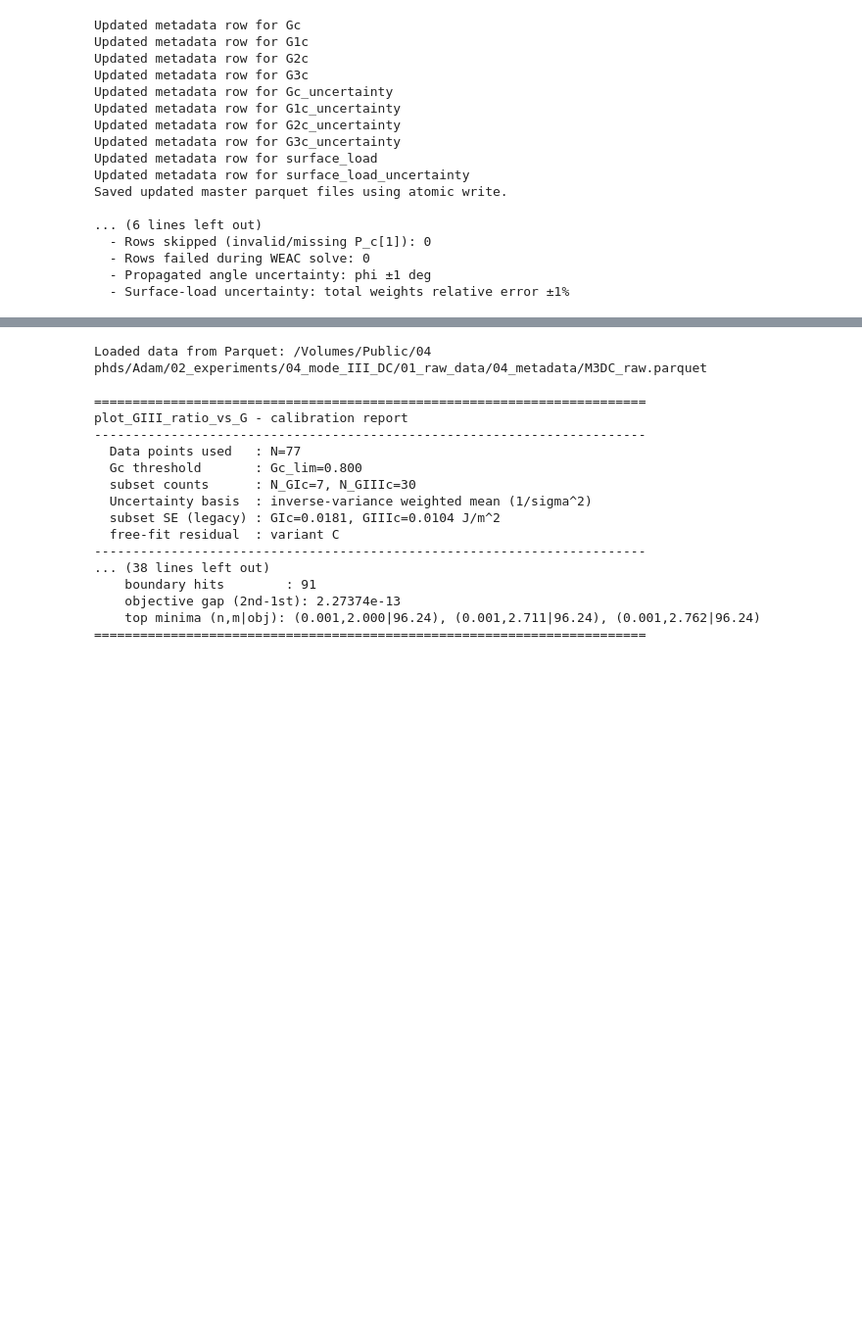
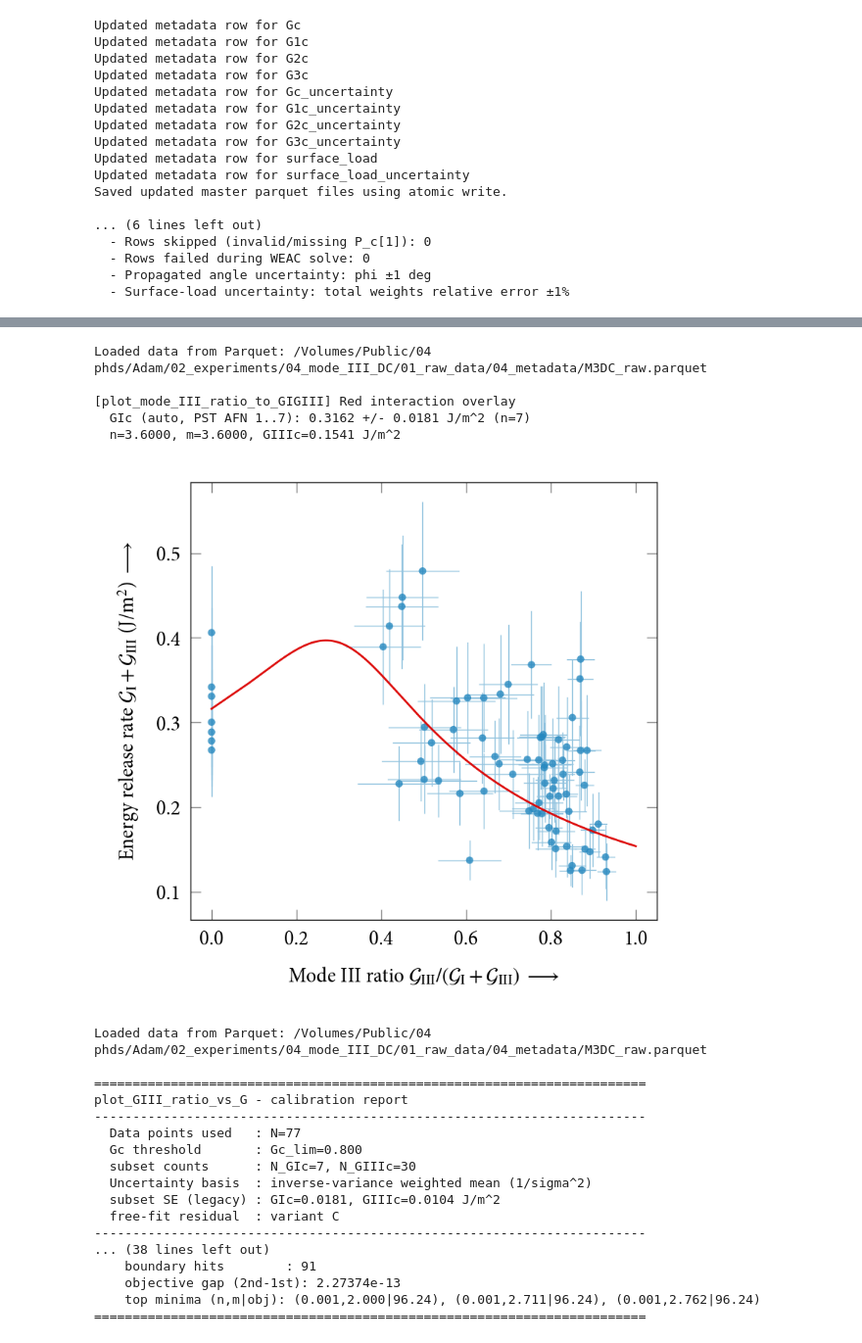
Before and after one commit to valdam95/Mode3DC, a Jupyter notebook: M3DC_Notebook.ipynb, the cells around one changed output, grey strips where cells are left out. Shown at 98% size. Saved outputs shown, nothing was run; the diff lists cells and outputs as text; code cells hidden in the pictures; blank space fills up the shorter version.

```diff
--- a/M3DC_Notebook.ipynb
+++ b/M3DC_Notebook.ipynb
@@ -541,3 +567,29 @@ plot_mode_I_III_interaction - forced n=m diagnostics
+# %%
+vis.plot_mode_III_ratio_to_GIGIII(
+    df_or_path=path_metadata+"/M3DC_raw.parquet",
+    title=None,
+    figsize=(8, 7.5),
+    dpi=100,
+    alpha=0.8,
+    marker_size=2.3,
+    tick_width=1,
+    tick_length=10,
+    labelpad_x=15,
+    labelpad_y=15,
+    frame_thickness=1,
+    x_lim=None,
+    y_lim=None,
+    n=3.6,
+    m=3.6,
+    GIIIc=0.1541,
+)
+# %% [output]
+Loaded data from Parquet: /Volumes/Public/04 phds/Adam/02_experiments/04_mode_III_DC/01_raw_data/04_metadata/M3DC_raw.parquet
+
+[plot_mode_III_ratio_to_GIGIII] Red interaction overlay
+  GIc (auto, PST AFN 1..7): 0.3162 +/- 0.0181 J/m^2 (n=7)
+  n=3.6000, m=3.6000, GIIIc=0.1541 J/m^2
+[figure, added]
 # %%
 import numpy as np
 fig_GIII_ratio_vs_G = vis.plot_GIII_ratio_vs_G(
```
Also changed, not shown: parts of 4 cells of this notebook, 2 other files.
